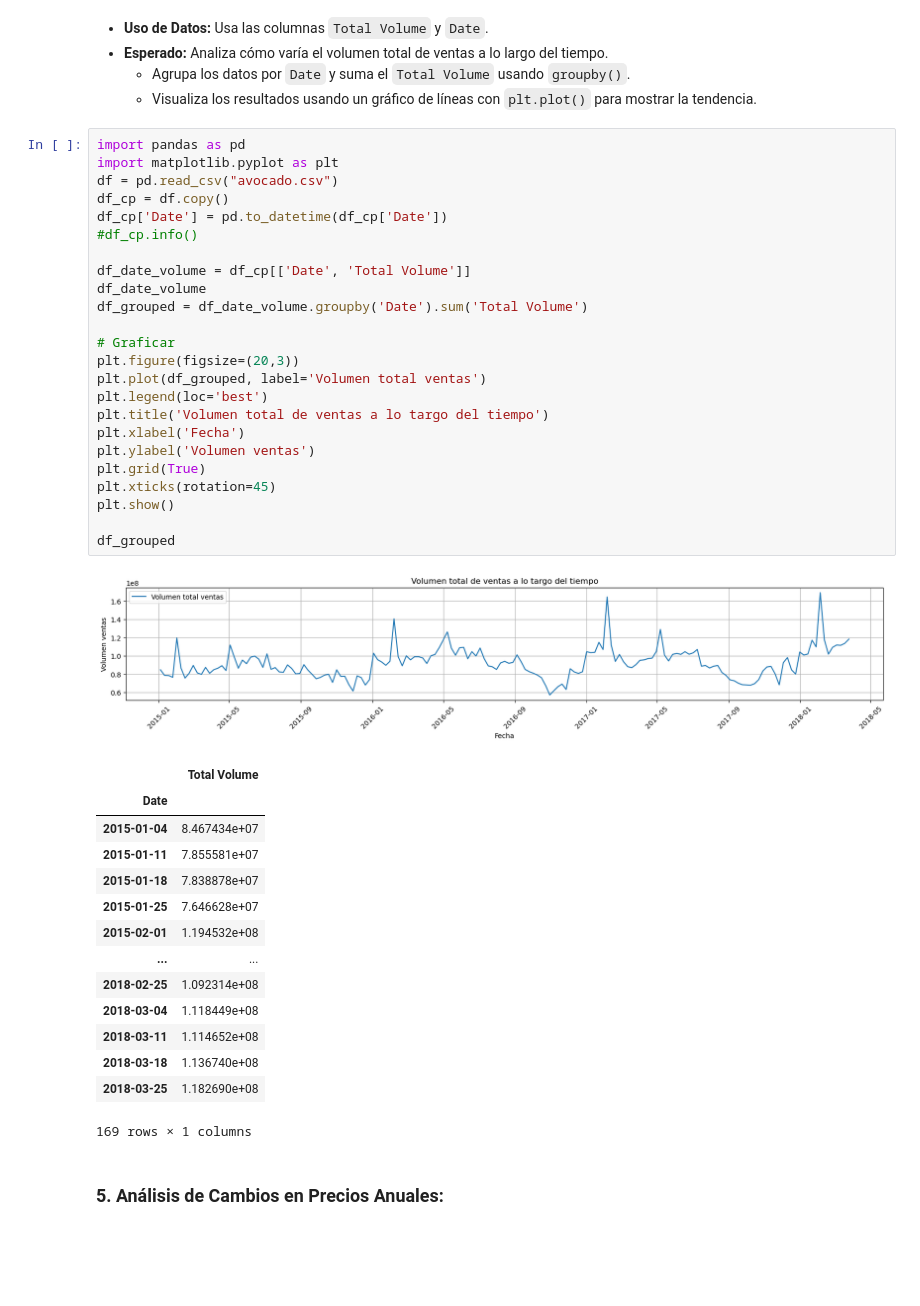
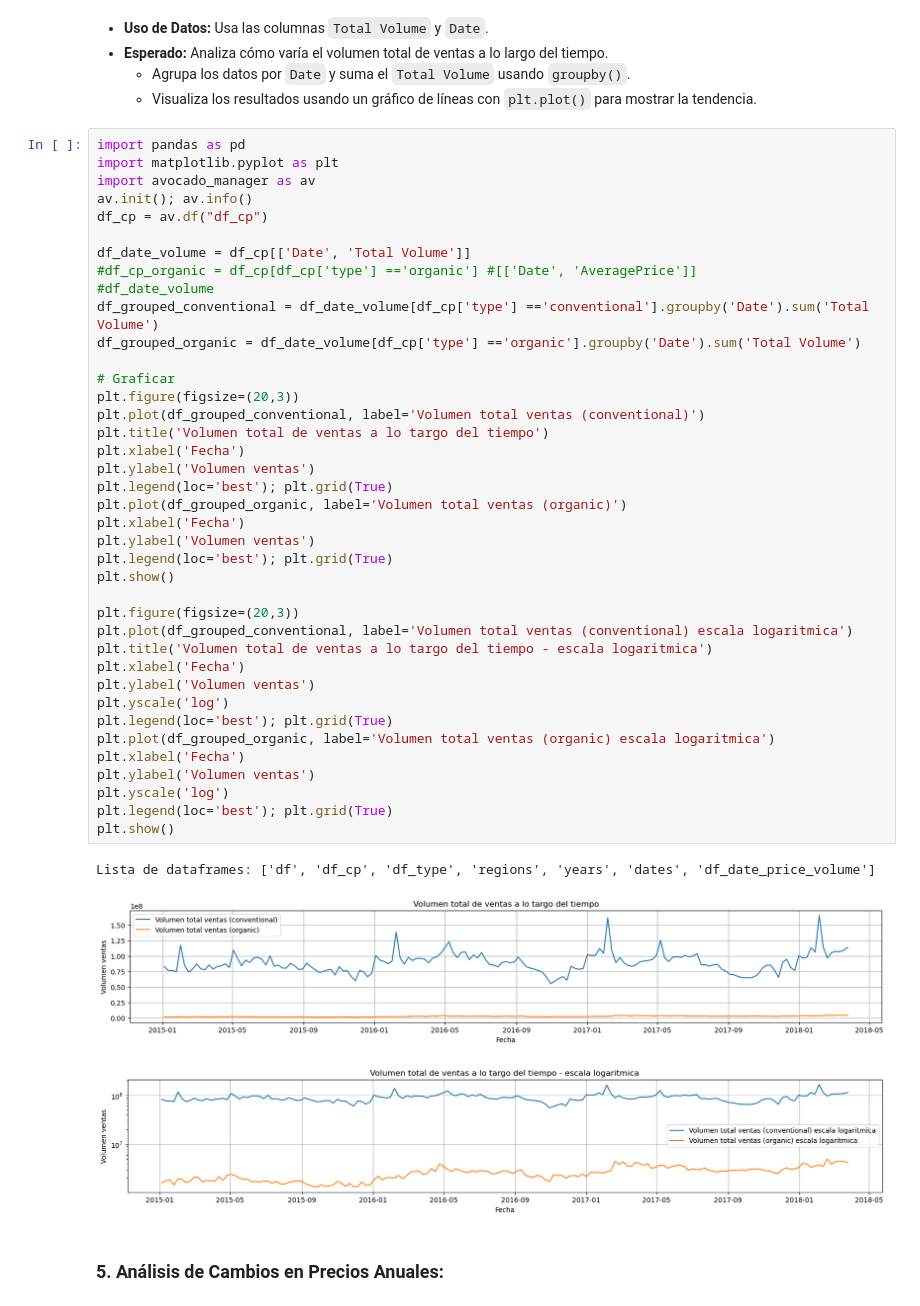
Before and after one commit to cpujol-dev/MiniProjectAavocado, a Jupyter notebook: 1.Analisis_de_Series_Temporales.ipynb, the cells around one changed output. Saved outputs shown, nothing was run; the diff lists cells and outputs as text; blank space fills up the shorter version.

```diff
--- a/1.Analisis_de_Series_Temporales.ipynb
+++ b/1.Analisis_de_Series_Temporales.ipynb
@@ -335,43 +355,46 @@ Freq: M, Name: AveragePrice, dtype: float64
 # %%
 import pandas as pd
 import matplotlib.pyplot as plt
-df = pd.read_csv("avocado.csv")
-df_cp = df.copy()
-df_cp['Date'] = pd.to_datetime(df_cp['Date'])
-#df_cp.info()
+import avocado_manager as av
+av.init(); av.info()
+df_cp = av.df("df_cp")
 
 df_date_volume = df_cp[['Date', 'Total Volume']]
-df_date_volume
-df_grouped = df_date_volume.groupby('Date').sum('Total Volume')
+#df_cp_organic = df_cp[df_cp['type'] =='organic'] #[['Date', 'AveragePrice']]
+#df_date_volume
+df_grouped_conventional = df_date_volume[df_cp['type'] =='conventional'].groupby('Date').sum('Total Volume')
+df_grouped_organic = df_date_volume[df_cp['type'] =='organic'].groupby('Date').sum('Total Volume')
 
 # Graficar
 plt.figure(figsize=(20,3))
-plt.plot(df_grouped, label='Volumen total ventas')
-plt.legend(loc='best')
+plt.plot(df_grouped_conventional, label='Volumen total ventas (conventional)')
 plt.title('Volumen total de ventas a lo targo del tiempo')
 plt.xlabel('Fecha')
 plt.ylabel('Volumen ventas')
-plt.grid(True)
-plt.xticks(rotation=45)
+plt.legend(loc='best'); plt.grid(True)
+plt.plot(df_grouped_organic, label='Volumen total ventas (organic)')
+plt.xlabel('Fecha')
+plt.ylabel('Volumen ventas')
+plt.legend(loc='best'); plt.grid(True)
 plt.show()
 
-df_grouped
+plt.figure(figsize=(20,3))
+plt.plot(df_grouped_conventional, label='Volumen total ventas (conventional) escala logaritmica')
+plt.title('Volumen total de ventas a lo targo del tiempo - escala logaritmica')
+plt.xlabel('Fecha')
+plt.ylabel('Volumen ventas')
+plt.yscale('log')
+plt.legend(loc='best'); plt.grid(True)
+plt.plot(df_grouped_organic, label='Volumen total ventas (organic) escala logaritmica')
+plt.xlabel('Fecha')
+plt.ylabel('Volumen ventas')
+plt.yscale('log')
+plt.legend(loc='best'); plt.grid(True)
+plt.show()
 # %% [output]
+Lista de dataframes: ['df', 'df_cp', 'df_type', 'regions', 'years', 'dates', 'df_date_price_volume']
-[figure, old version]
+[figure, new version]
-|  | Total Volume |
-| Date |  |
-| 2015-01-04 | 8.467434e+07 |
-| 2015-01-11 | 7.855581e+07 |
-| 2015-01-18 | 7.838878e+07 |
-| 2015-01-25 | 7.646628e+07 |
-| 2015-02-01 | 1.194532e+08 |
-| ... | ... |
-| 2018-02-25 | 1.092314e+08 |
-| 2018-03-04 | 1.118449e+08 |
-| 2018-03-11 | 1.114652e+08 |
-| 2018-03-18 | 1.136740e+08 |
-| 2018-03-25 | 1.182690e+08 |
-169 rows × 1 columns
+[figure, added]
 # %% [markdown]
 ### 5. **Análisis de Cambios en Precios Anuales:**
 # %% [markdown]
```
Also changed, not shown: parts of 15 cells of this notebook, 1 other file.
